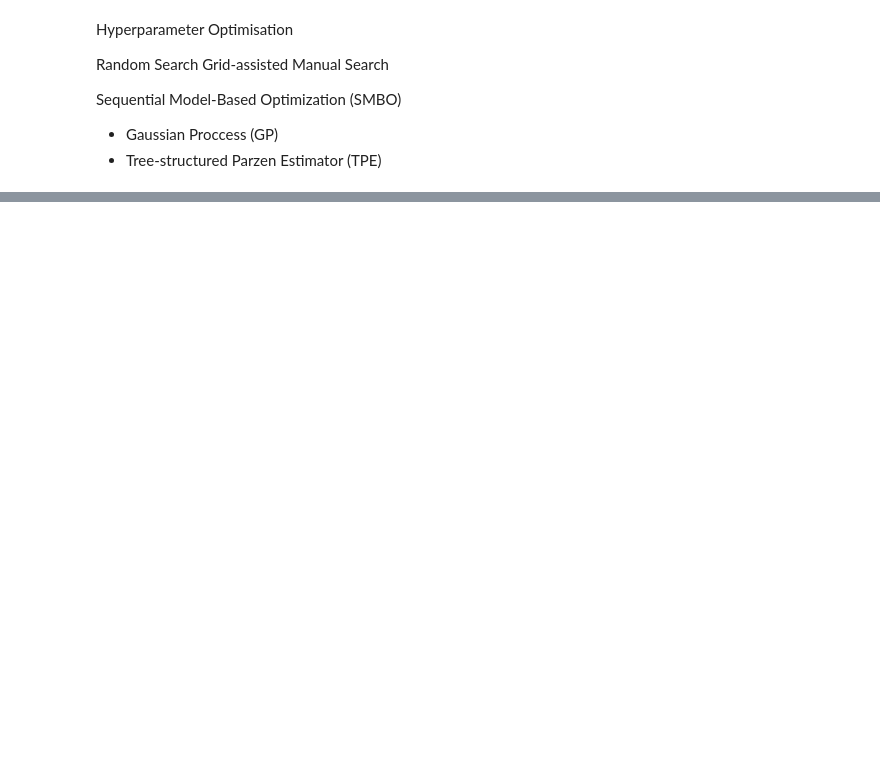
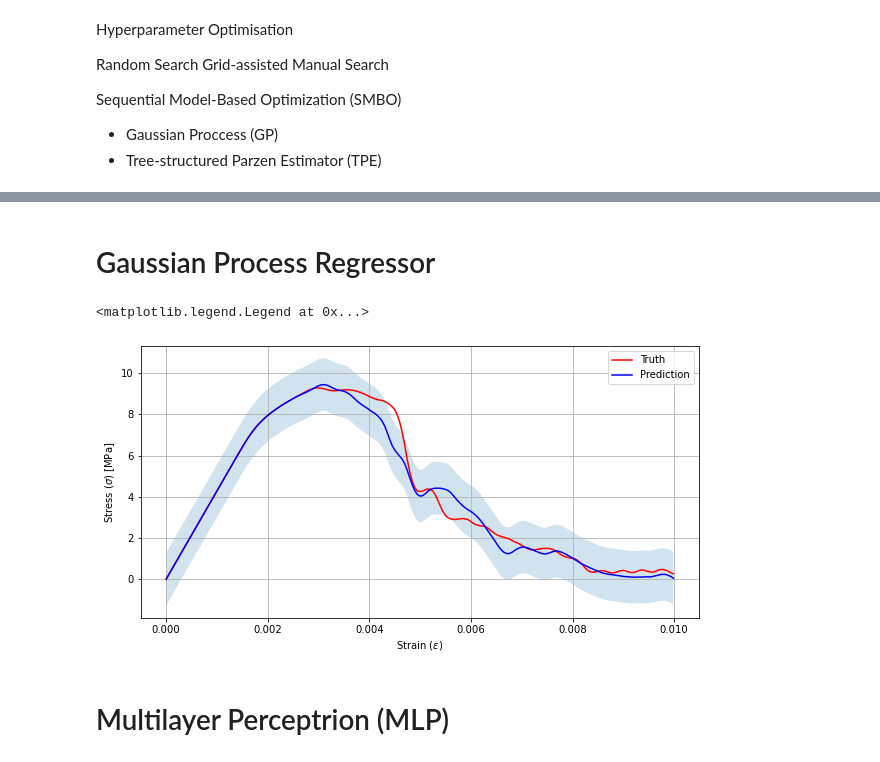
Before and after one commit to niccoforte/NF-PhD-gitRepo, a Jupyter notebook: code/NNs-HParam.ipynb, the cells around one changed output, grey strips where cells are left out. Saved outputs shown, nothing was run; the diff lists cells and outputs as text; code cells hidden in the pictures; blank space fills up the shorter version.

```diff
--- a/code/NNs-HParam.ipynb
+++ b/code/NNs-HParam.ipynb
@@ -182,0 +25,13 @@ pred, Pmets = predict_model(model=model,
+# %%
+PATH  = pUTdisNodes2
+dis   = 'dN'
+
+CSV_train_in  = PATH + f'NN-UT-{dis}-trainIN.csv'
+CSV_train_out = PATH + f'NN-UT-{dis}-trainOUT.csv'
+CSV_val_in  = PATH + f'NN-UT-{dis}-valIN.csv'
+CSV_val_out = PATH + f'NN-UT-{dis}-valOUT.csv'
+CSV_test_in  = PATH + f'NN-UT-{dis}-testIN.csv'
+CSV_test_out = PATH + f'NN-UT-{dis}-testOUT.csv'
+
+INcsv = PATH + f'Ductile-disNodes-IN.csv'
+OUTcsv = PATH + f'Ductile-disNodes-OUT.csv'
@@ -182,0 +88,2 @@ pred, Pmets = predict_model(model=model,
+# %% [markdown]
+# Gaussian Process Regressor
@@ -182,0 +94,30 @@ pred, Pmets = predict_model(model=model,
+# %%
+# kernel = C()*Exp(length_scale=24, periodicity=1)
+# kernel = C()*Exp(length_scale=24, periodicity=1)*RQ(length_scale=24, alpha=0.5,
+#          length_scale_bounds=(1e-5, 2), alpha_bounds=(1e-5, 1e5))
+kernel = C()*Exp(length_scale=24, periodicity=1)*(RQ(length_scale=24, alpha=0.5,
+         length_scale_bounds=(1e-5, 2), alpha_bounds=(1e-5, 1e5)) + Exp(length_scale=24, periodicity=1))
+
+GPRmodel = GPR(kernel=kernel, n_restarts_optimizer=1)#, normalize_y=True)
+
+GPRmodel.fit(train_in[:500], train_out[:500])
+
+y_mean, y_std = GPRmodel.predict(test_inST, return_std=True)
+# %%
+PLTidx = 1235
+
+fig = plt.figure(num=1, figsize=(10,5))
+
+plt.ylabel("Stress ($\sigma$) [MPa]")
+plt.xlabel("Strain ($\epsilon$)")
+plt.plot(perOUT[0], test_out[0]+perOUT[1], 'r-', label="Truth")
+plt.plot(perOUT[0], y_mean[PLTidx]+perOUT[1], 'b-', label="Prediction")
+plt.fill_between(perOUT[0], y_mean[PLTidx]+perOUT[1]-1.96*y_std[PLTidx], y_mean[PLTidx]+perOUT[1]+1.96*y_std[PLTidx], alpha=0.2)
+
+plt.grid()
+plt.legend()
+# %% [output]
+<matplotlib.legend.Legend at 0x...>
+[figure, added]
+# %% [markdown]
+# Multilayer Perceptrion (MLP)
```
Also changed, not shown: parts of 27 cells of this notebook, 7 other files.
